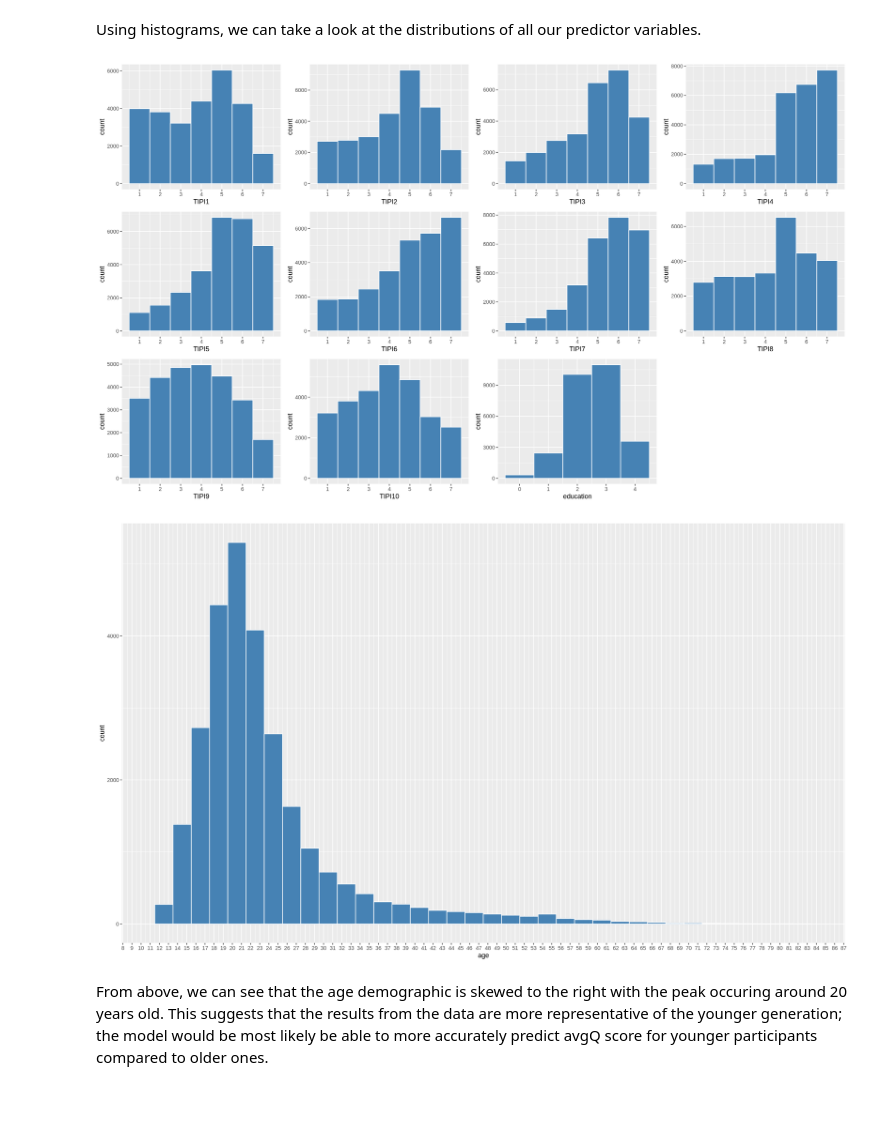
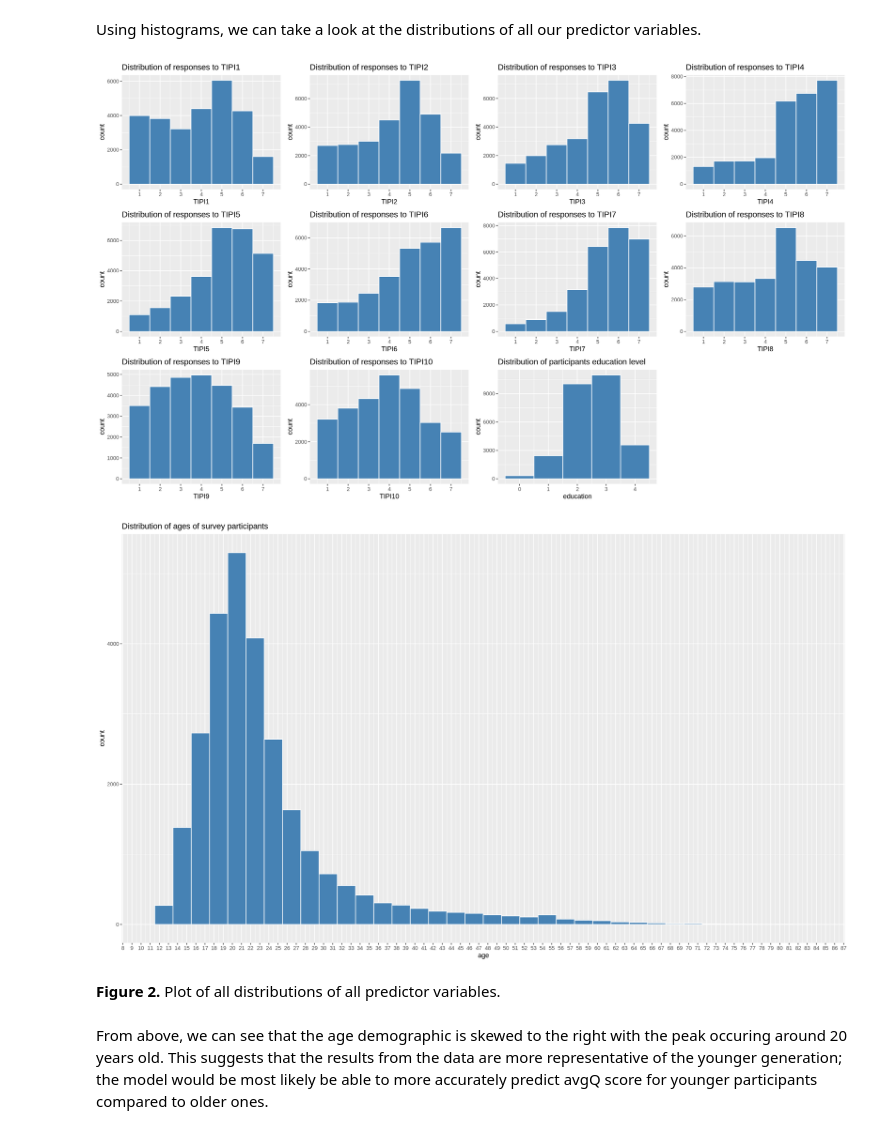
Before and after one commit to FionaC124/group-one-project, a Jupyter notebook: Final-Project.ipynb, the cells around one changed output. Drawn from its saved outputs; the diff is of its cells as text; code cells hidden in the pictures; blank space fills up the shorter version.

Commit message:
Added references, captions to images, edited wording, figure formatting

```diff
--- a/Final-Project.ipynb
+++ b/Final-Project.ipynb
@@ -217,58 +224,80 @@ summary(dass_clean)
 # %% [markdown]
 Using histograms, we can take a look at the distributions of all our predictor variables.
 # %%
+# add title to each
+
 TIPI1_hist <- ggplot(dass_clean,aes(TIPI1)) +
                     geom_histogram(binwidth=1,boundary=-0.5, col = "white", fill = "steelblue") +
-                    scale_x_continuous(breaks=0:7)
+                    scale_x_continuous(breaks=0:7) +
+                    ggtitle("Distribution of responses to TIPI1")
+
 TIPI2_hist <- ggplot(dass_clean,aes(TIPI2)) +
                     geom_histogram(binwidth=1,boundary=-0.5, col = "white", fill = "steelblue") +
-                    scale_x_continuous(breaks=0:7)
+                    scale_x_continuous(breaks=0:7) +
+                    ggtitle("Distribution of responses to TIPI2")
+
 TIPI3_hist <- ggplot(dass_clean,aes(TIPI3)) +
                     geom_histogram(binwidth=1,boundary=-0.5, col = "white", fill = "steelblue") +
-                    scale_x_continuous(breaks=0:7)
+                    scale_x_continuous(breaks=0:7) +
+                    ggtitle("Distribution of responses to TIPI3")
+
 TIPI4_hist <- ggplot(dass_clean,aes(TIPI4)) +
                     geom_histogram(binwidth=1,boundary=-0.5, col = "white", fill = "steelblue") +
-                    scale_x_continuous(breaks=0:7)
+                    scale_x_continuous(breaks=0:7) +
+                    ggtitle("Distribution of responses to TIPI4")
+
 TIPI5_hist <- ggplot(dass_clean,aes(TIPI5)) +
                     geom_histogram(binwidth=1,boundary=-0.5, col = "white", fill = "steelblue") +
-                    scale_x_continuous(breaks=0:7)
+                    scale_x_continuous(breaks=0:7) +
+                    ggtitle("Distribution of responses to TIPI5")
+
 TIPI6_hist <- ggplot(dass_clean,aes(TIPI6)) +
                     geom_histogram(binwidth=1,boundary=-0.5, col = "white", fill = "steelblue") +
-                    scale_x_continuous(breaks=0:7)
+                    scale_x_continuous(breaks=0:7) +
+                    ggtitle("Distribution of responses to TIPI6")
+
 TIPI7_hist <- ggplot(dass_clean,aes(TIPI7)) +
                     geom_histogram(binwidth=1,boundary=-0.5, col = "white", fill = "steelblue") +
-                    scale_x_continuous(breaks=0:7)
+                    scale_x_continuous(breaks=0:7) +
+                    ggtitle("Distribution of responses to TIPI7")
 
 TIPI8_hist <- ggplot(dass_clean,aes(TIPI8)) +
                     geom_histogram(binwidth=1,boundary=-0.5, col = "white", fill = "steelblue") +
-                    scale_x_continuous(breaks=0:7)
+                    scale_x_continuous(breaks=0:7) +
+                    ggtitle("Distribution of responses to TIPI8")
 
 TIPI9_hist <- ggplot(dass_clean,aes(TIPI9)) +
                     geom_histogram(binwidth=1,boundary=-0.5, col = "white", fill = "steelblue") +
-                    scale_x_continuous(breaks=0:7)
+                    scale_x_continuous(breaks=0:7) +
+                    ggtitle("Distribution of responses to TIPI9")
 
 TIPI10_hist <- ggplot(dass_clean,aes(TIPI10)) +
                     geom_histogram(binwidth=1,boundary=-0.5, col = "white", fill = "steelblue") +
-                    scale_x_continuous(breaks=0:7)
+                    scale_x_continuous(breaks=0:7) +
+                    ggtitle("Distribution of responses to TIPI10")
 
 education_hist <- ggplot(dass_clean,aes(education)) +
                     geom_histogram(binwidth=1,boundary=-0.5, col = "white", fill = "steelblue") +
-                    scale_x_continuous(breaks=0:7)
+                    scale_x_continuous(breaks=0:7) +
+                    ggtitle("Distribution of participants education level")
 
 age_hist <- ggplot(dass_clean,aes(age)) +
                     geom_histogram(binwidth=2,boundary=-0.5, col = "white", fill = "steelblue") +
-                    scale_x_continuous(breaks=0:100)
+                    scale_x_continuous(breaks=0:100) +
+                    ggtitle("Distribution of ages of survey participants")
 
 options(repr.plot.width=17, repr.plot.height=10)
 
 grid.arrange(TIPI1_hist, TIPI2_hist, TIPI3_hist, TIPI4_hist, TIPI5_hist,
              TIPI6_hist, TIPI7_hist, TIPI8_hist, TIPI9_hist, TIPI10_hist,
              education_hist, nrow = 3)
 
 age_hist
 # %% [output]
-[figure, old version]
+[figure, new version]
-[figure, old version]
+[figure, new version]
+# %% [markdown]
+**Figure 2.** Plot of all distributions of all predictor variables.
 # %% [markdown]
 From above, we can see that the age demographic is skewed to the right with the peak occuring around 20 years old. This suggests that the results from the data are more representative of the younger generation; the model would be most likely be able to more accurately predict avgQ score for younger participants compared to older ones.
 # %% [markdown]
```
Also changed, not shown: parts of 20 cells of this notebook, 1 other file.
